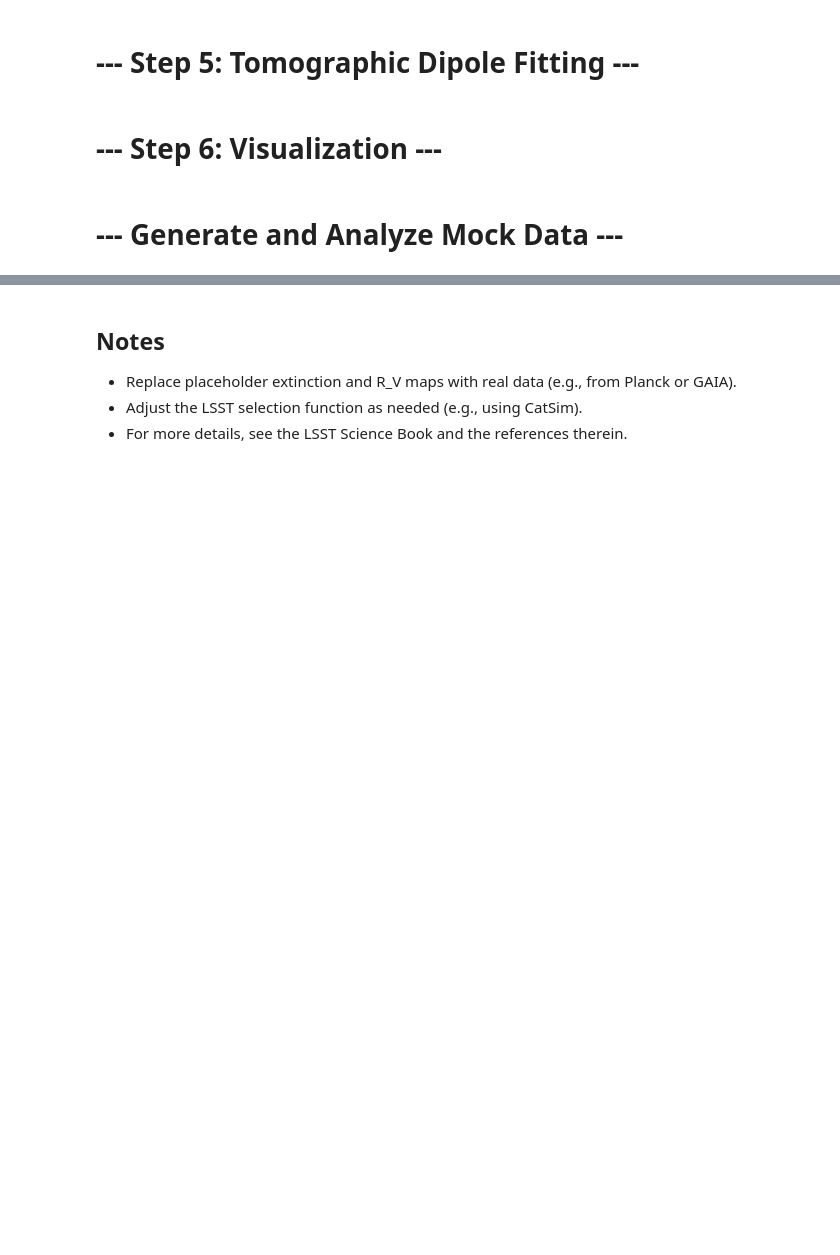
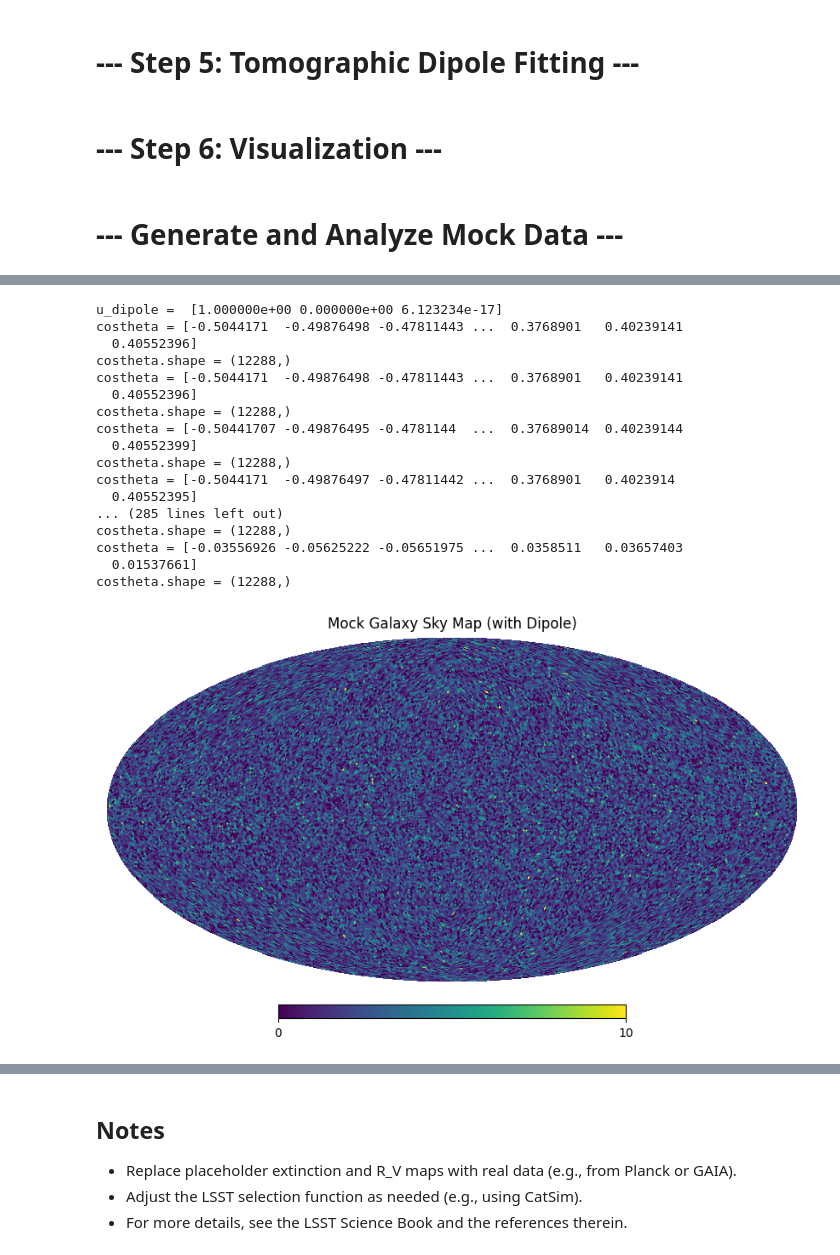
Before and after one commit to johannct/M2_Stage_Code, a Jupyter notebook: cosmic_dipole_formalism_emmy.ipynb, the cells around one changed output, grey strips where cells are left out. Drawn from its saved outputs; the diff is of its cells as text; code cells hidden in the pictures; blank space fills up the shorter version.

```diff
--- a/cosmic_dipole_formalism_emmy.ipynb
+++ b/cosmic_dipole_formalism_emmy.ipynb
@@ -257,0 +320,31 @@ results
+# %%
+N = 100000  # Number of galaxies
+ra, dec, z, m = generate_galaxies(N)
+ra_dipole, dec_dipole = apply_dipole(ra, dec, z, dipole_dir=(0*u.deg, 0*u.deg))
+m_corrected = apply_extinction(ra_dipole, dec_dipole, m)
+selected = apply_lsst_selection(ra_dipole, dec_dipole, m_corrected, z)
+
+# Fit dipole in tomographic bins
+results_corrected = fit_dipole_tomographic_corrected(ra_dipole[selected], dec_dipole[selected], z[selected], np.ones_like(ra_dipole[selected]))
+
+# Generate plots
+plot_skymap(ra_dipole, dec_dipole, np.ones_like(ra_dipole), 'Mock Galaxy Sky Map (with Dipole)')
+# %% [output]
+u_dipole =  [1.000000e+00 0.000000e+00 6.123234e-17]
+costheta = [-0.5044171  -0.49876498 -0.47811443 ...  0.3768901   0.40239141
+  0.40552396]
+costheta.shape = (12288,)
+costheta = [-0.5044171  -0.49876498 -0.47811443 ...  0.3768901   0.40239141
+  0.40552396]
+costheta.shape = (12288,)
+costheta = [-0.50441707 -0.49876495 -0.4781144  ...  0.37689014  0.40239144
+  0.40552399]
+costheta.shape = (12288,)
+costheta = [-0.5044171  -0.49876497 -0.47811442 ...  0.3768901   0.4023914
+  0.40552395]
+... (285 lines left out)
+costheta.shape = (12288,)
+costheta = [-0.03556926 -0.05625222 -0.05651975 ...  0.0358511   0.03657403
+  0.01537661]
+costheta.shape = (12288,)
+[figure, added]
```
Also changed, not shown: parts of 10 cells of this notebook.
